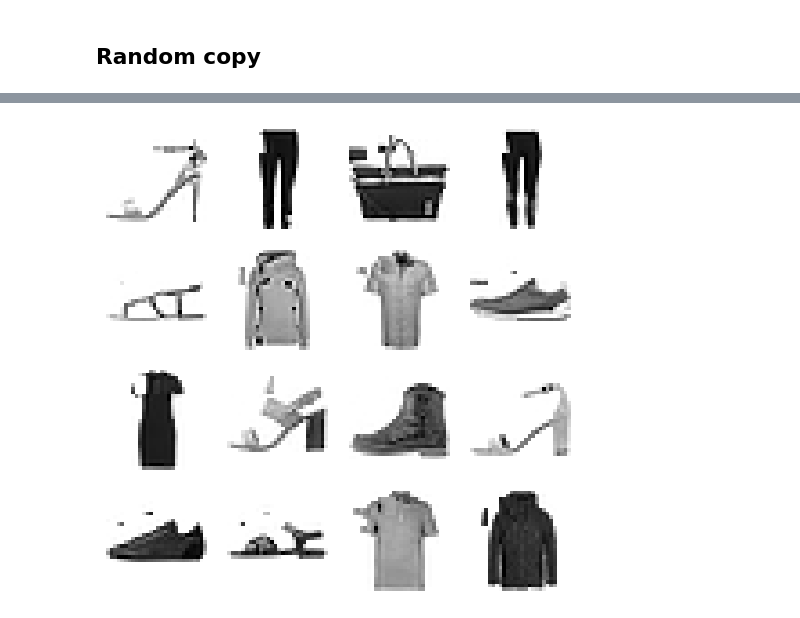
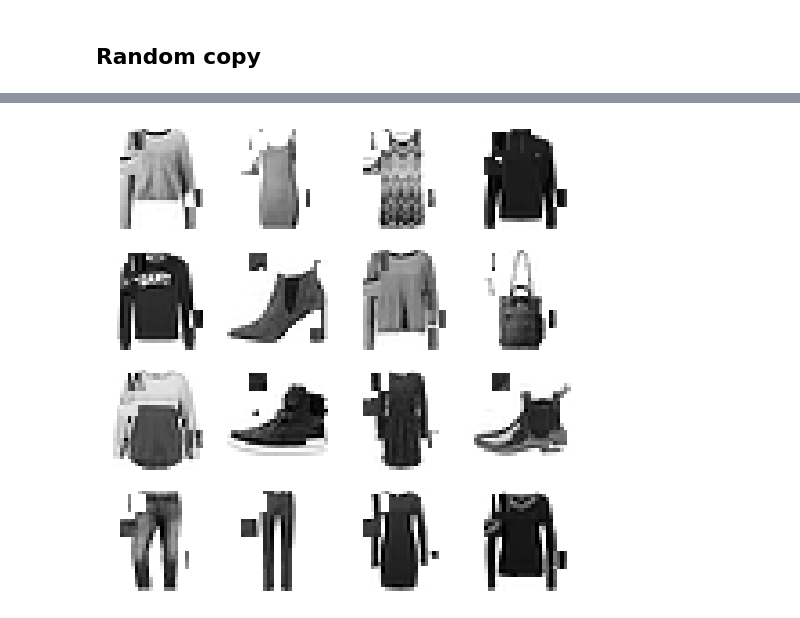
Before and after one commit to teome/diffusion-play, a Jupyter notebook: nbs/14_augment.ipynb, the cells around one changed output, grey strips where cells are left out. Cells and saved outputs as stored; diff of their text form; code cells hidden in the pictures.

```diff
--- a/nbs/14_augment.ipynb
+++ b/nbs/14_augment.ipynb
@@ -601,10 +601,10 @@ def rand_copy(x, pct=0.2, max_num=4):
 # %%
 xb, _ = next(iter(dls.train))
 xbt = xb[:16]
-rand_copy(xb, 0.2, 4)
+rand_copy(xbt, 0.2, 4)
 show_images(xbt, imsize=1.5)
 # %% [output]
-[figure, old version]
+[figure, new version]
 # %%
 class RandCopy(nn.Module):
     def __init__(self, pct=0.2, max_num=4):
```
Also changed, not shown: parts of 6 cells of this notebook.
